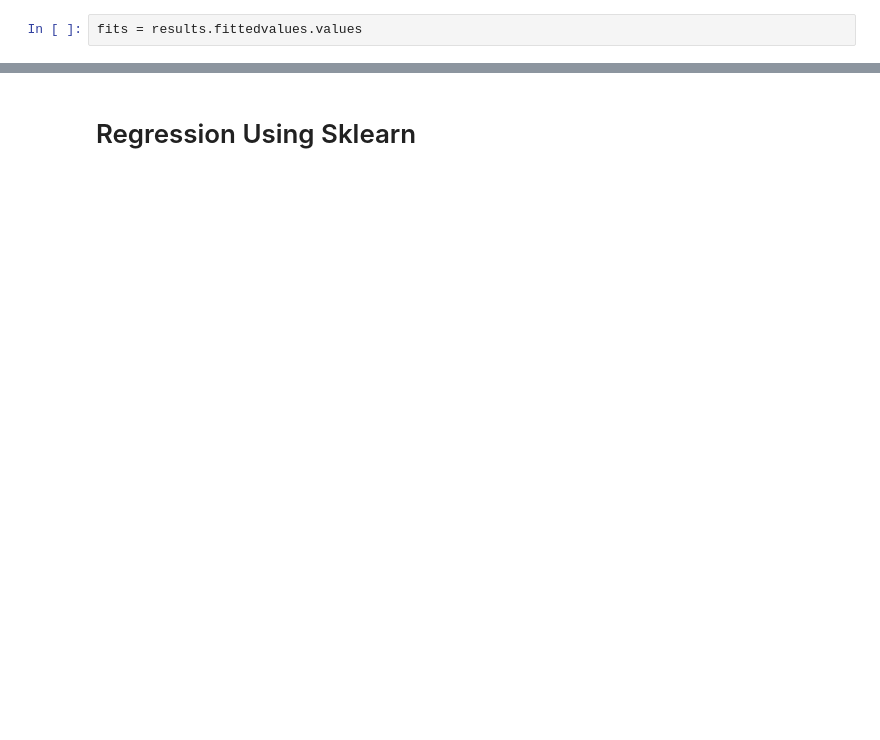
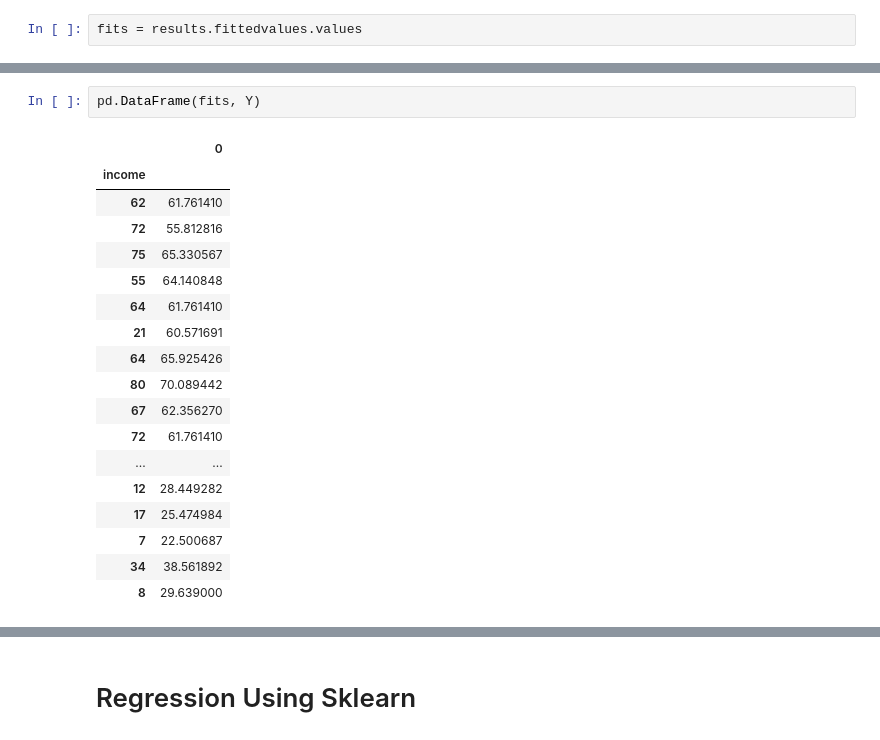
Before and after one commit to dkang131/ASDOS-OSP, a Jupyter notebook: W14/regression_materials.ipynb, the cells around one changed output, grey strips where cells are left out. Drawn from its saved outputs; the diff is of its cells as text; blank space fills up the shorter version.

```diff
--- a/W14/regression_materials.ipynb
+++ b/W14/regression_materials.ipynb
@@ -50 +87,22 @@ fits = results.fittedvalues.values
+# %%
+pd.DataFrame(fits, Y)
+# %% [output]
+|  | 0 |
+| income |  |
+| 62 | 61.761410 |
+| 72 | 55.812816 |
+| 75 | 65.330567 |
+| 55 | 64.140848 |
+| 64 | 61.761410 |
+| 21 | 60.571691 |
+| 64 | 65.925426 |
+| 80 | 70.089442 |
+| 67 | 62.356270 |
+| 72 | 61.761410 |
+| ... | ... |
+| 12 | 28.449282 |
+| 17 | 25.474984 |
+| 7 | 22.500687 |
+| 34 | 38.561892 |
+| 8 | 29.639000 |
 # %%
```
Also changed, not shown: parts of 8 cells of this notebook, 2 other files.
